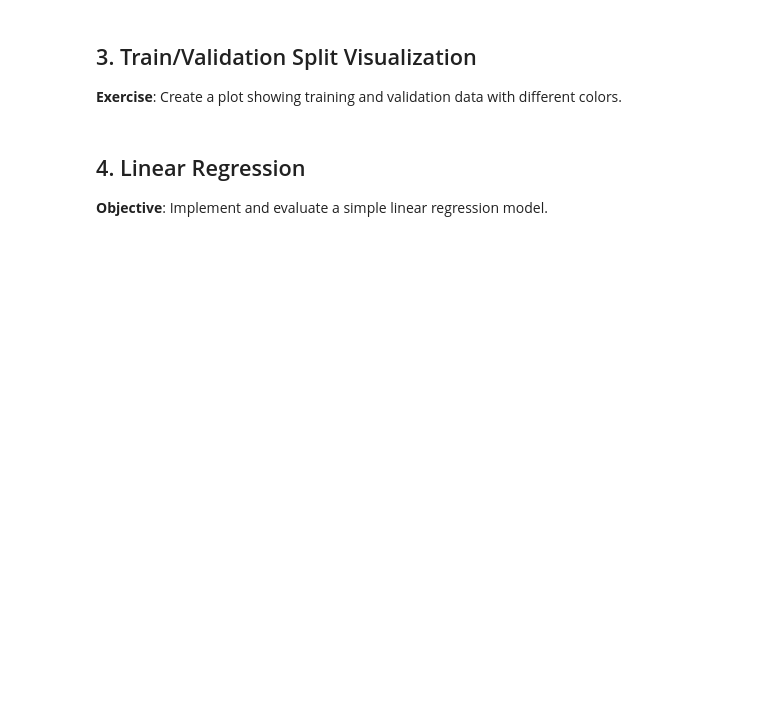
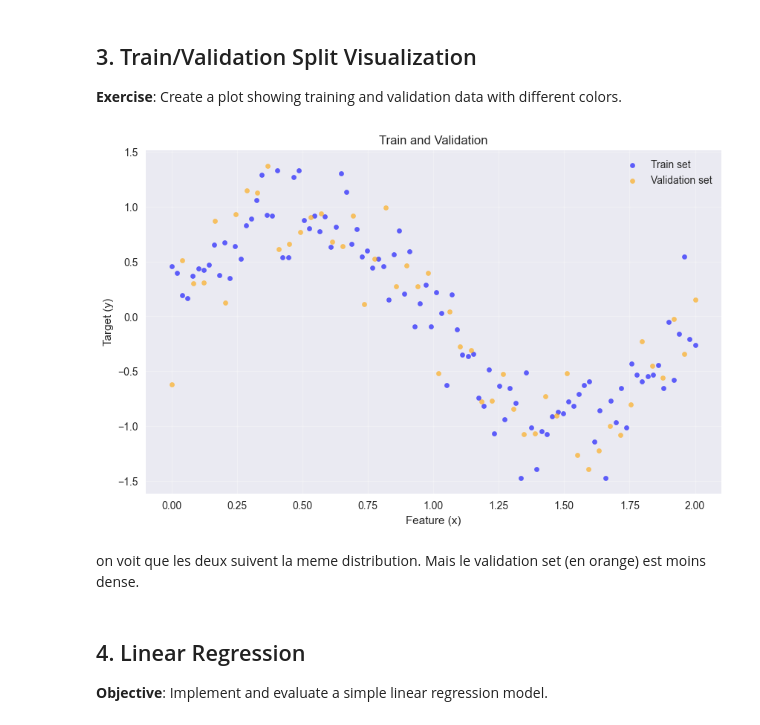
Before and after one commit to Poreck20/MoSEF-Applied-ML_Alpha_Djema, a Jupyter notebook: notebook/Model selection bias vs variance.ipynb, the cells around one changed output. Cells and saved outputs as stored; diff of their text form; code cells hidden in the pictures; blank space fills up the shorter version.

```diff
--- a/notebook/Model selection bias vs variance.ipynb
+++ b/notebook/Model selection bias vs variance.ipynb
@@ -68,13 +109,23 @@ plt.show()
 **Exercise**: Create a plot showing training and validation data with different colors.
 # %%
 ###
-### your code here
+### our code here
+plt.figure(figsize=(10, 6))
+plt.scatter(x, y, color='blue', alpha=0.6, s=20, label='Train set') # Train set en bleu
+
+plt.scatter(x_val, y_val, color='orange', alpha=0.6, s=20, label='Validation set')  # Validation set en orange
+
+# Labels et titre
 plt.xlabel('Feature (x)')
 plt.ylabel('Target (y)')
 plt.title('Train and Validation')
 plt.legend()
 plt.grid(True, alpha=0.3)
 plt.show()
+# %% [output]
+[figure, added]
+# %% [markdown]
+ on voit que les deux suivent la meme distribution. Mais le validation set (en orange) est moins dense.
 # %% [markdown]
 ## 4. Linear Regression
 
```
Also changed, not shown: parts of 19 cells of this notebook.
